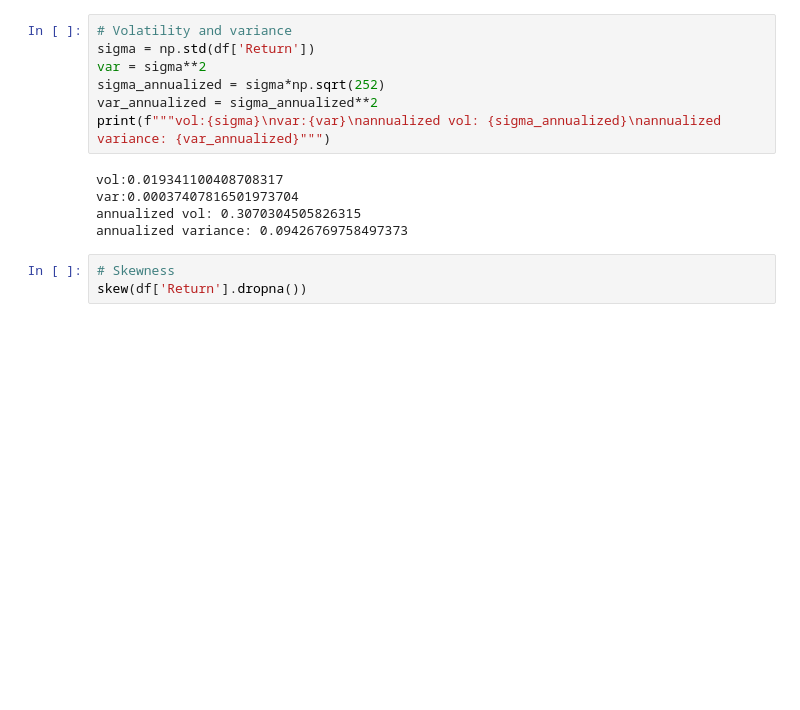
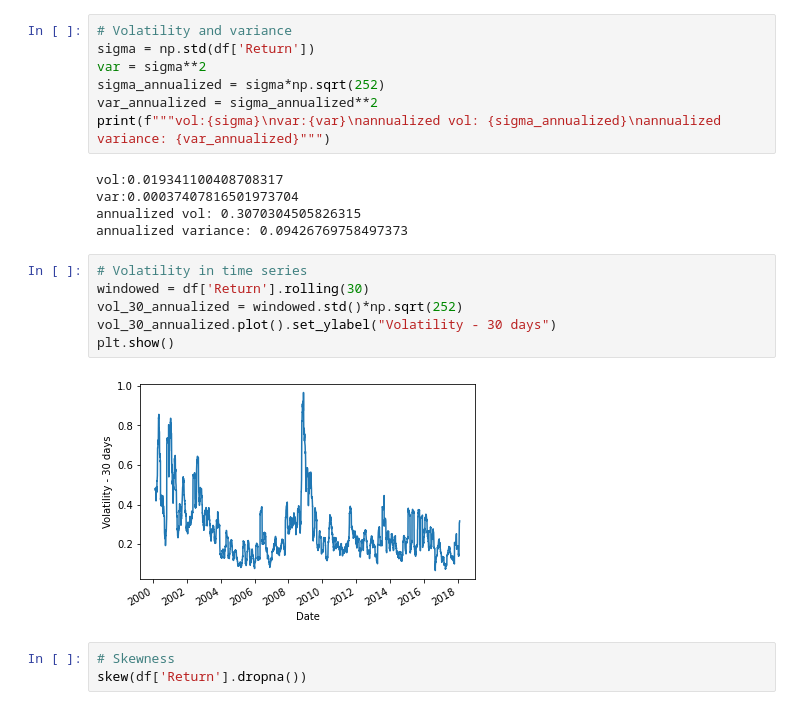
Before and after one commit to TheresaZhu21/learning, a Jupyter notebook: Intro_to_Portfolio_Risk_Management.ipynb, the cells around one changed output. Cells and saved outputs as stored; diff of their text form; blank space fills up the shorter version.

```diff
--- a/Intro_to_Portfolio_Risk_Management.ipynb
+++ b/Intro_to_Portfolio_Risk_Management.ipynb
@@ -49,6 +49,14 @@ vol:0.019341100408708317
 var:0.00037407816501973704
 annualized vol: 0.3070304505826315
 annualized variance: 0.09426769758497373
+# %%
+# Volatility in time series
+windowed = df['Return'].rolling(30)
+vol_30_annualized = windowed.std()*np.sqrt(252)
+vol_30_annualized.plot().set_ylabel("Volatility - 30 days")
+plt.show()
+# %% [output]
+[figure, added]
 # %%
 # Skewness
 skew(df['Return'].dropna())
```
Also changed, not shown: parts of 4 cells of this notebook.
